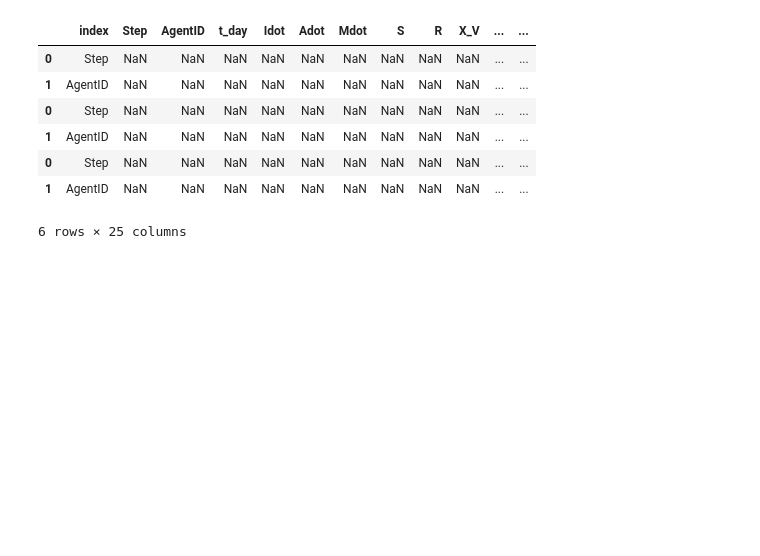
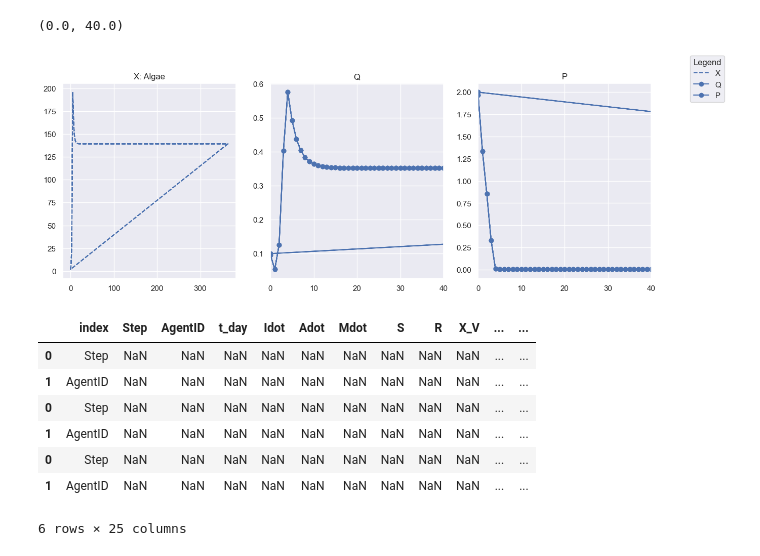
Before and after one commit to Valentin-Schwarz/mempyDEB, a Jupyter notebook: mempyDEB/DEBIBM/algea_model.ipynb, the cells around one changed output. Drawn from its saved outputs; the diff is of its cells as text; code cells hidden in the pictures; blank space fills up the shorter version.

```diff
--- a/mempyDEB/DEBIBM/algea_model.ipynb
+++ b/mempyDEB/DEBIBM/algea_model.ipynb
@@ -45,3 +44,24 @@ mout.head(15)
+# %%
+fig, ax = plt.subplots(1,3,figsize=(15, 5))
+
+# Plotting the two data series with labels
+ax[0].plot(mout.t_day, mout.X, label='X', linestyle='--', )
+ax[1].plot(mout.t_day, mout.Q, label='Q', marker='o')
+ax[2].plot(mout.t_day, mout.P, label='P', marker='o')
+#ax.set_ylim(0,0.5)
+# Adding a legend to the figure
+fig.legend(loc='upper right', title='Legend')
+ax[0].set_title('X: Algae')
+ax[1].set_title('Q')
+ax[2].set_title('P')
+ax[2].set_xlim(0,40)
+ax[1].set_xlim(0,40)
+# Optionally, add labels and title for the axes
+#ax.set_xlabel('Days')
+#ax.set_ylabel('Values')
+# %% [output]
+(0.0, 40.0)
+[figure, added]
 # %%
 aout.head(25)
 # %% [output]
```
Also changed, not shown: parts of 4 cells of this notebook, 2 other files.
